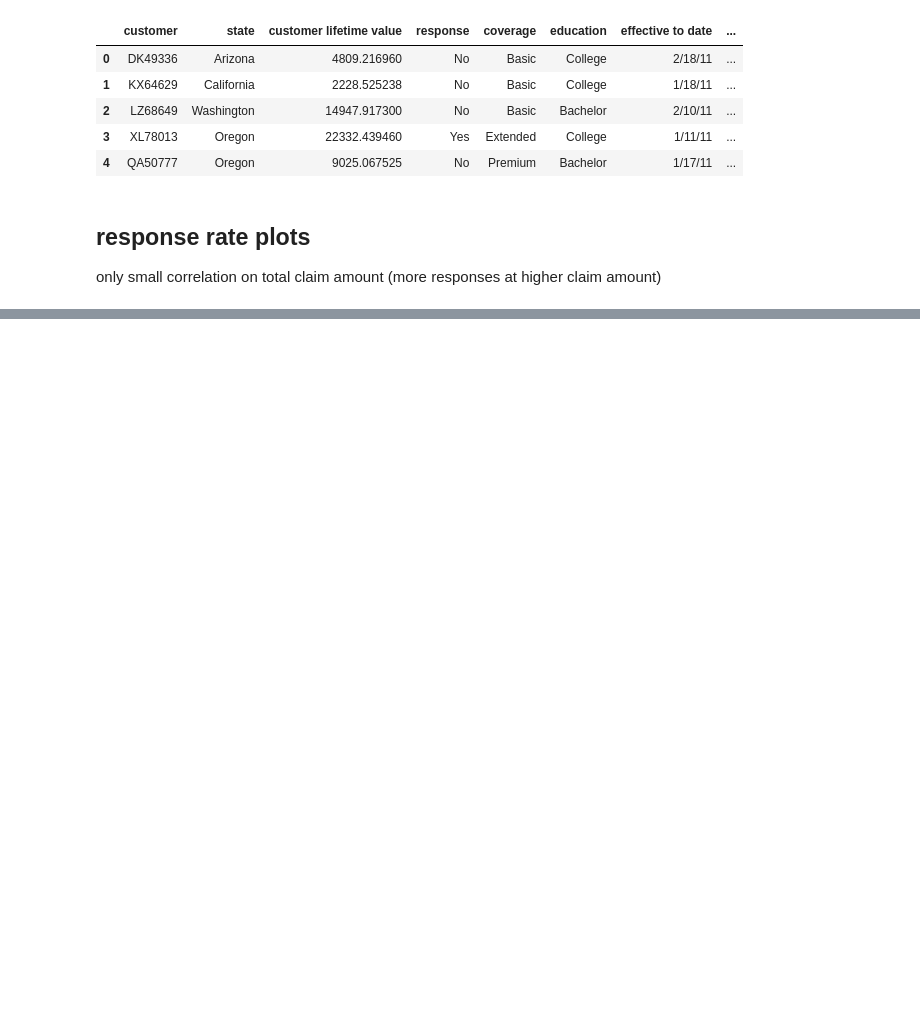
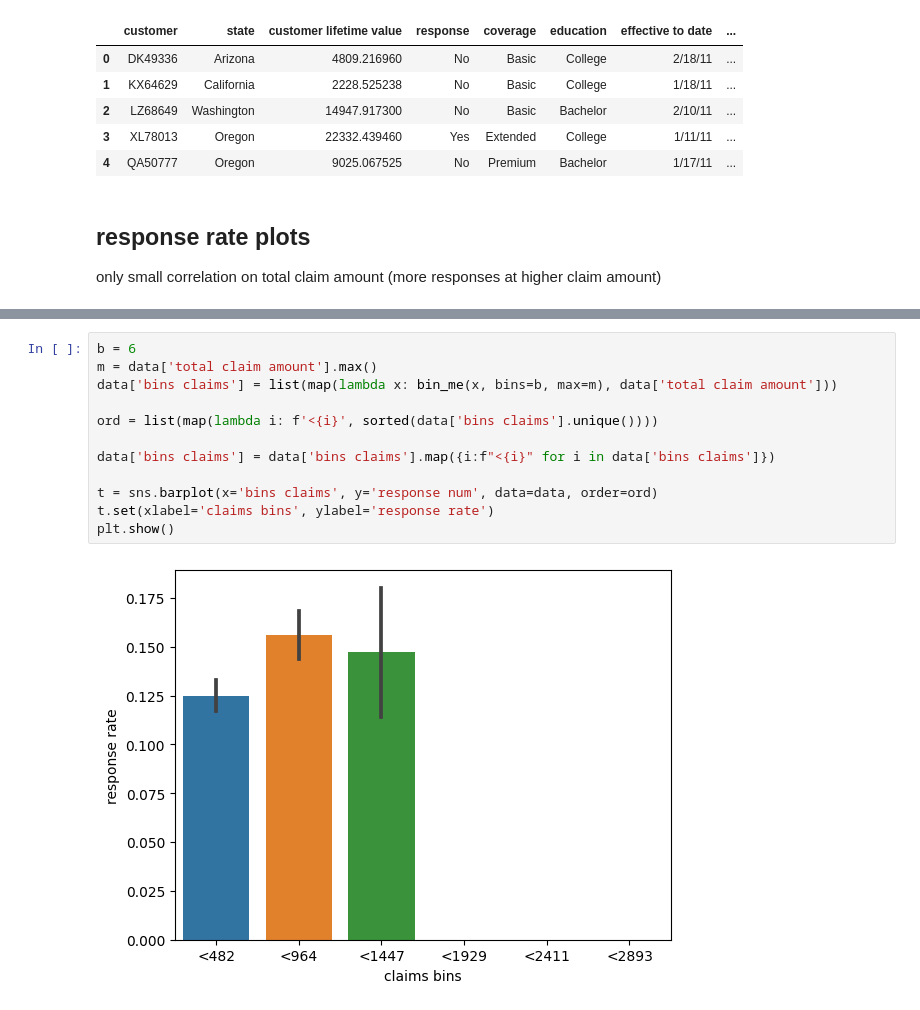
Before and after one commit to Xamweis/lab-customer-analysis-round-2, a Jupyter notebook: solution.ipynb, the cells around one changed output, grey strips where cells are left out. Saved outputs shown, nothing was run; the diff lists cells and outputs as text; blank space fills up the shorter version.

```diff
--- a/solution.ipynb
+++ b/solution.ipynb
@@ -328,0 +344,14 @@ plt.show()
+# %%
+b = 6
+m = data['total claim amount'].max()
+data['bins claims'] = list(map(lambda x: bin_me(x, bins=b, max=m), data['total claim amount']))
+
+ord = list(map(lambda i: f'<{i}', sorted(data['bins claims'].unique())))
+
+data['bins claims'] = data['bins claims'].map({i:f"<{i}" for i in data['bins claims']})
+
+t = sns.barplot(x='bins claims', y='response num', data=data, order=ord)
+t.set(xlabel='claims bins', ylabel='response rate')
+plt.show()
+# %% [output]
+[figure, added]
```
Also changed, not shown: parts of 5 cells of this notebook.
